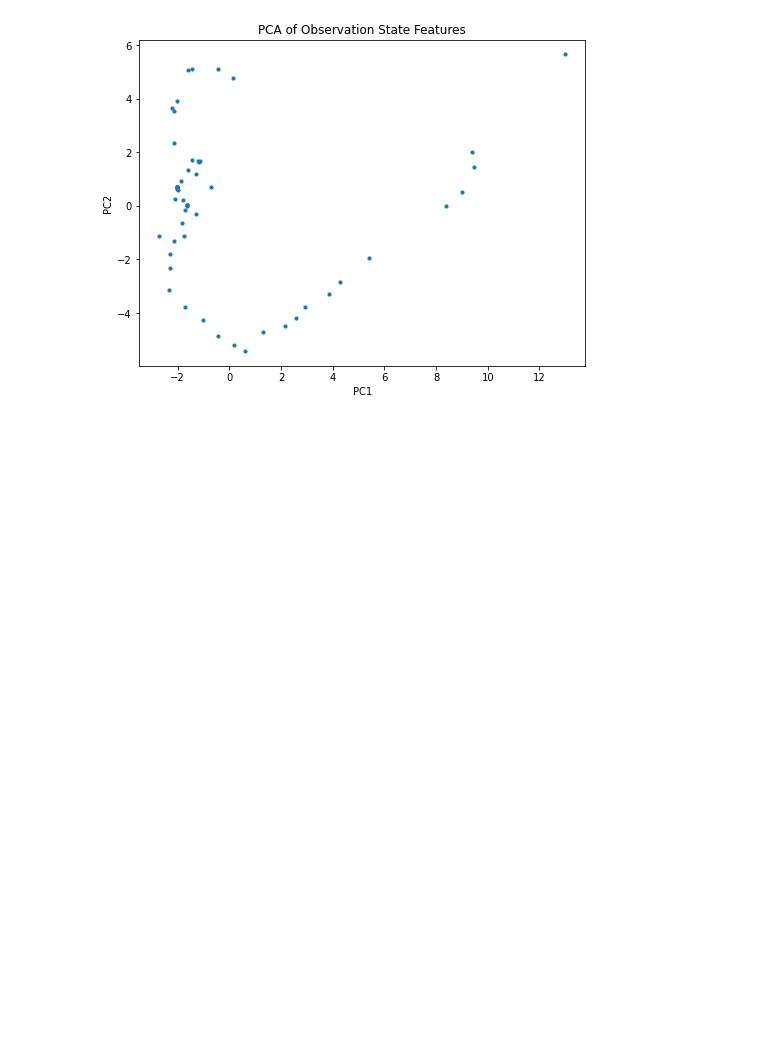
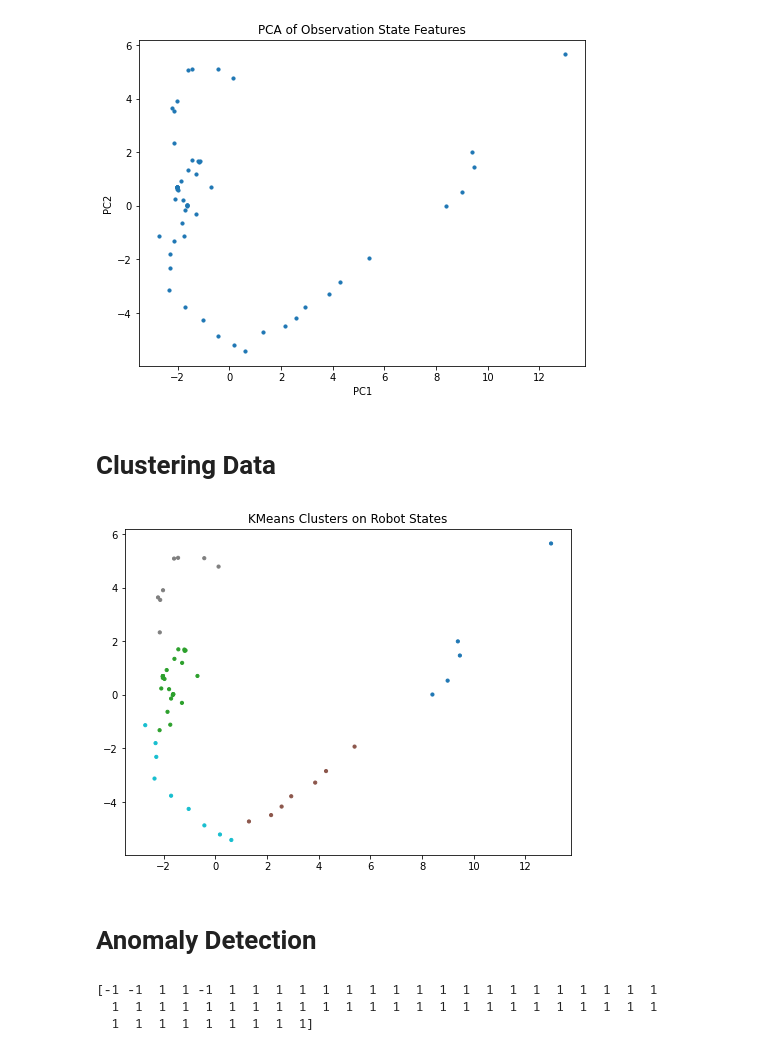
Before and after one commit to dhruvijoshi/KR2, a Jupyter notebook: data_explotation.ipynb, the cells around one changed output. Drawn from its saved outputs; the diff is of its cells as text; code cells hidden in the pictures; blank space fills up the shorter version.

Commit message:
Clustering and Anomaly Detection

```diff
--- a/data_explotation.ipynb
+++ b/data_explotation.ipynb
@@ -136,3 +138,25 @@ plt.ylabel("PC2")
 plt.show()
 # %% [output]
 [figure]
+# %% [markdown]
+# Clustering Data
+# %%
+kmeans = KMeans(n_clusters=5, random_state=0)
+labels = kmeans.fit_predict(state_df)
+# %%
+plt.figure(figsize=(8,6))
+plt.scatter(state_pca[:, 0], state_pca[:, 1], c=labels, cmap='tab10', s=10)
+plt.title("KMeans Clusters on Robot States")
+plt.show()
+# %% [output]
+[figure, added]
+# %% [markdown]
+# Anomaly Detection
+# %%
+iso_forest = IsolationForest(contamination=0.05, random_state=42)
+anomaly_labels = iso_forest.fit_predict(state_df.values)
+print(anomaly_labels)
+# %% [output]
+[-1 -1  1  1 -1  1  1  1  1  1  1  1  1  1  1  1  1  1  1  1  1  1  1  1
+  1  1  1  1  1  1  1  1  1  1  1  1  1  1  1  1  1  1  1  1  1  1  1  1
+  1  1  1  1  1  1  1  1  1]
```
Also changed, not shown: parts of 2 cells of this notebook.
